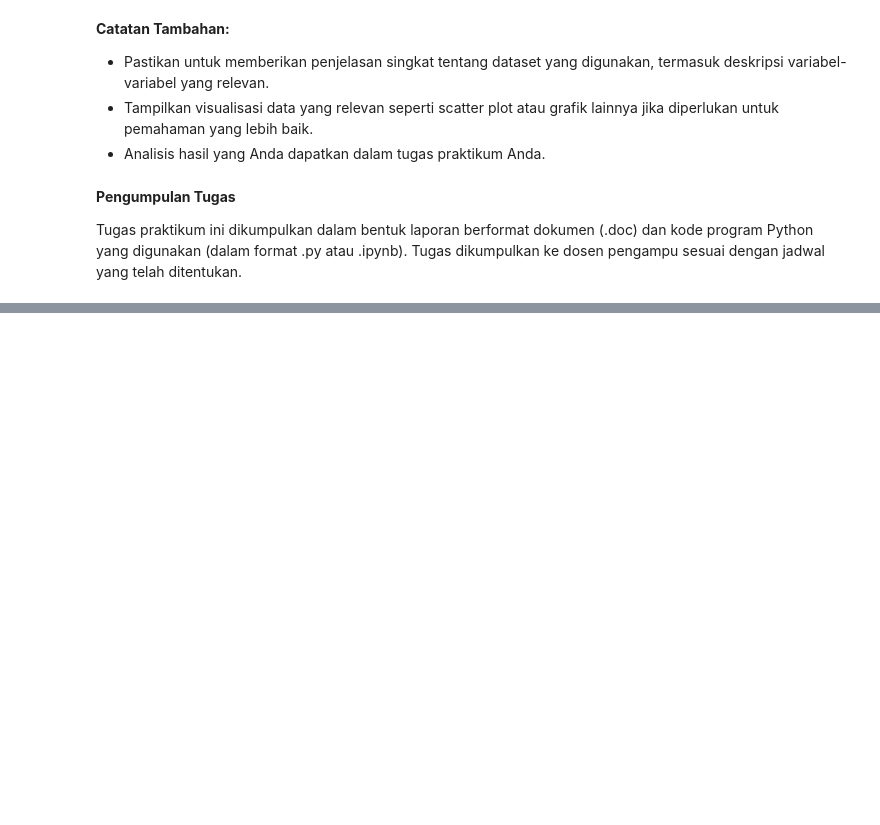
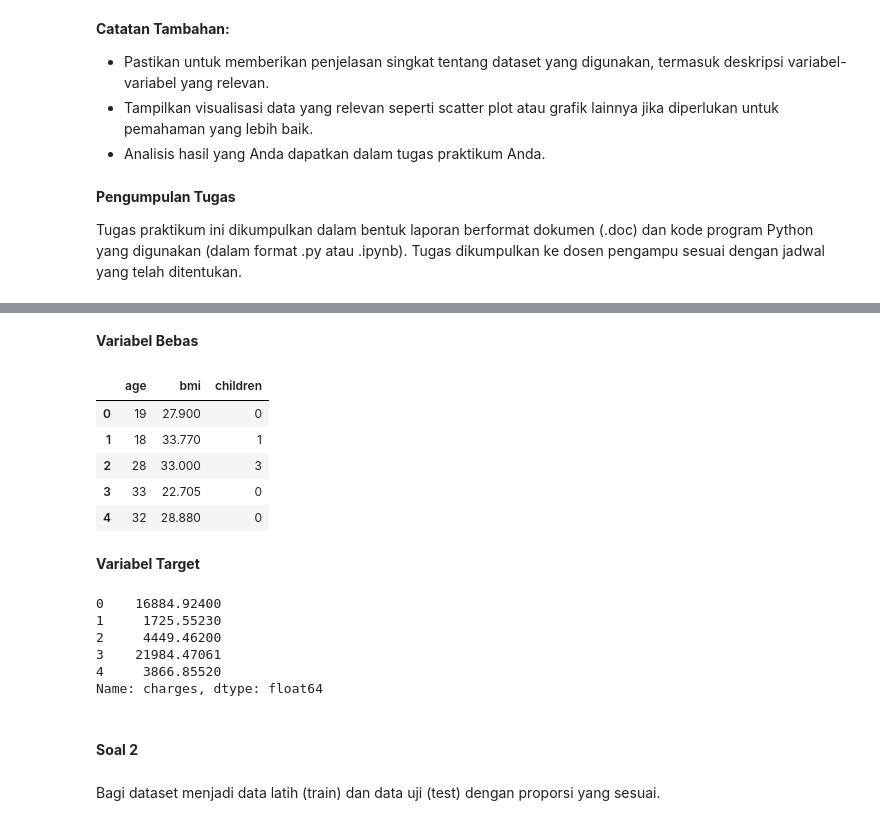
Before and after one commit to alfisuryap/MachineLearning, a Jupyter notebook: Jobsheet3_MachineLearning.ipynb, the cells around one changed output, grey strips where cells are left out. Drawn from its saved outputs; the diff is of its cells as text; code cells hidden in the pictures; blank space fills up the shorter version.

```diff
--- a/Jobsheet3_MachineLearning.ipynb
+++ b/Jobsheet3_MachineLearning.ipynb
@@ -441,0 +474,30 @@ Tugas praktikum ini dikumpulkan dalam bentuk laporan berformat dokumen (.doc) da
+# %%
+# Identifikasi variabel-variabel
+X = df[['age', 'bmi', 'children']]  # Variabel bebas
+y = df['charges']                   # Variabel target
+# %% [markdown]
+**Variabel Bebas**
+# %%
+X.head()
+# %% [output]
+|  | age | bmi | children |
+| 0 | 19 | 27.900 | 0 |
+| 1 | 18 | 33.770 | 1 |
+| 2 | 28 | 33.000 | 3 |
+| 3 | 33 | 22.705 | 0 |
+| 4 | 32 | 28.880 | 0 |
+# %% [markdown]
+**Variabel Target**
+# %%
+y.head()
+# %% [output]
+0    16884.92400
+1     1725.55230
+2     4449.46200
+3    21984.47061
+4     3866.85520
+Name: charges, dtype: float64
+# %% [markdown]
+#### **Soal 2**
+# %% [markdown]
+Bagi dataset menjadi data latih (train) dan data uji (test) dengan proporsi yang sesuai.
```
Also changed, not shown: parts of 28 cells of this notebook.
